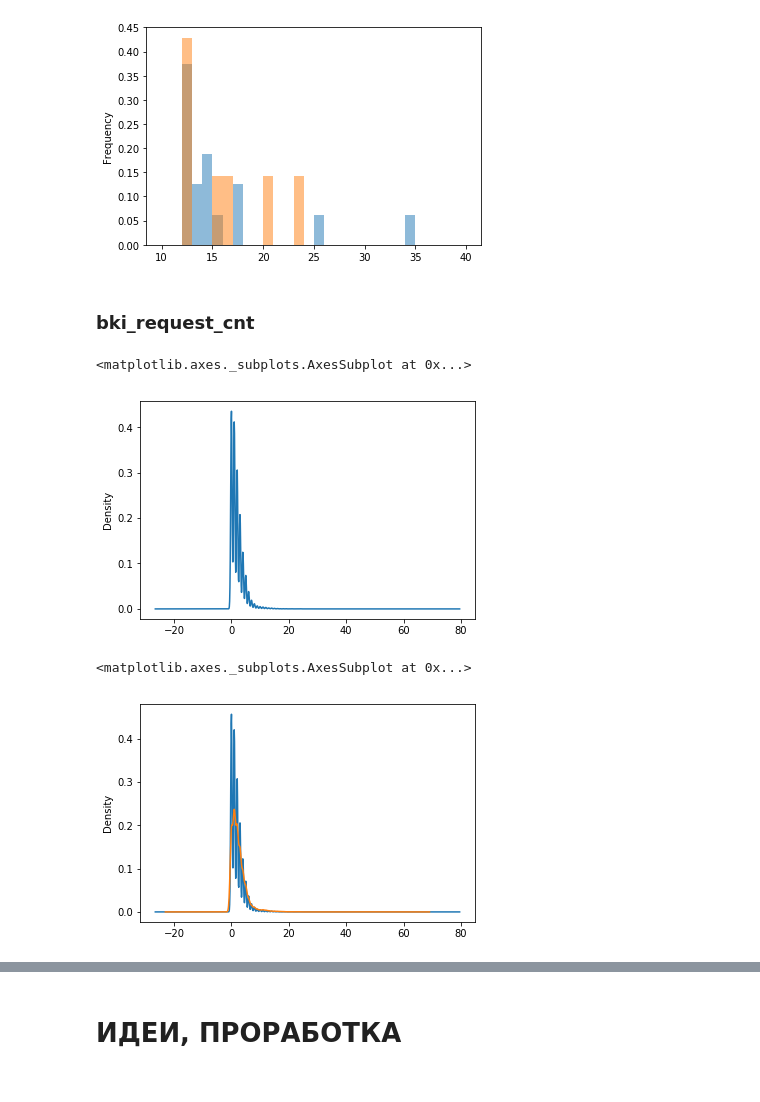
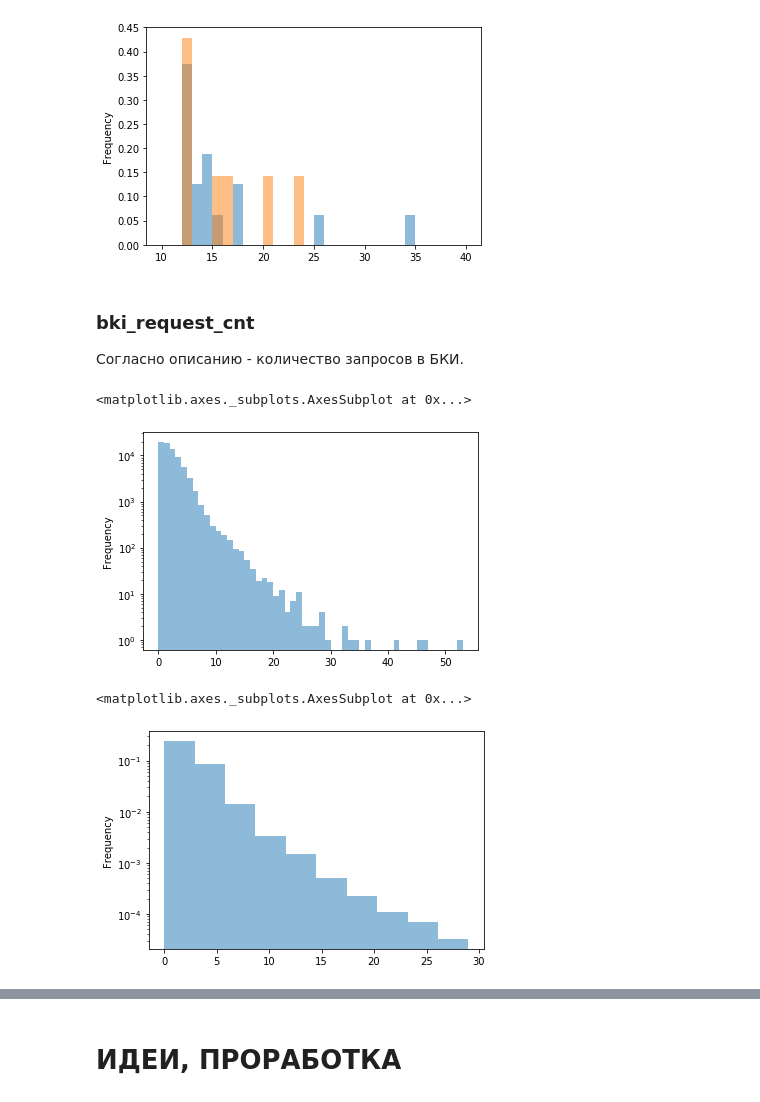
Before and after one commit to Urusut/IvanovDmitryV, a Jupyter notebook: Unit_5/Project_4_draft.ipynb, the cells around one changed output, grey strips where cells are left out. Saved outputs shown, nothing was run; the diff lists cells and outputs as text; code cells hidden in the pictures.

```diff
--- a/Unit_5/Project_4_draft.ipynb
+++ b/Unit_5/Project_4_draft.ipynb
@@ -204,16 +204,21 @@ m = data.decline_app_cnt.max()
 # %% [output]
 <matplotlib.axes._subplots.AxesSubplot at 0x...>
 [figure]
-# %% [markdown]
-### bki_request_cnt
-# %%
-data.bki_request_cnt.plot.density()
-# %% [output]
-<matplotlib.axes._subplots.AxesSubplot at 0x...>
-[figure, removed]
-# %%
-data[neg_ind].bki_request_cnt.plot.density()
-data[pos_ind].bki_request_cnt.plot.density()
-# %% [output]
-<matplotlib.axes._subplots.AxesSubplot at 0x...>
-[figure, removed]
+# %% [markdown]
+### bki_request_cnt
+
+Согласно описанию - количество запросов в БКИ.
+# %%
+n_bins = data.bki_request_cnt.max() - data.bki_request_cnt.min()
+
+plt.yscale('log')
+data.bki_request_cnt.plot.hist(bins = n_bins, density=False,alpha = 0.5)
+# %% [output]
+<matplotlib.axes._subplots.AxesSubplot at 0x...>
+[figure, added]
+# %%
+plt.yscale('log')
+data.bki_request_cnt[data.bki_request_cnt<30].plot.hist(bins = 10, density=True,alpha = 0.5)
+# %% [output]
+<matplotlib.axes._subplots.AxesSubplot at 0x...>
+[figure, added]
```
Also changed, not shown: parts of 5 cells of this notebook.
